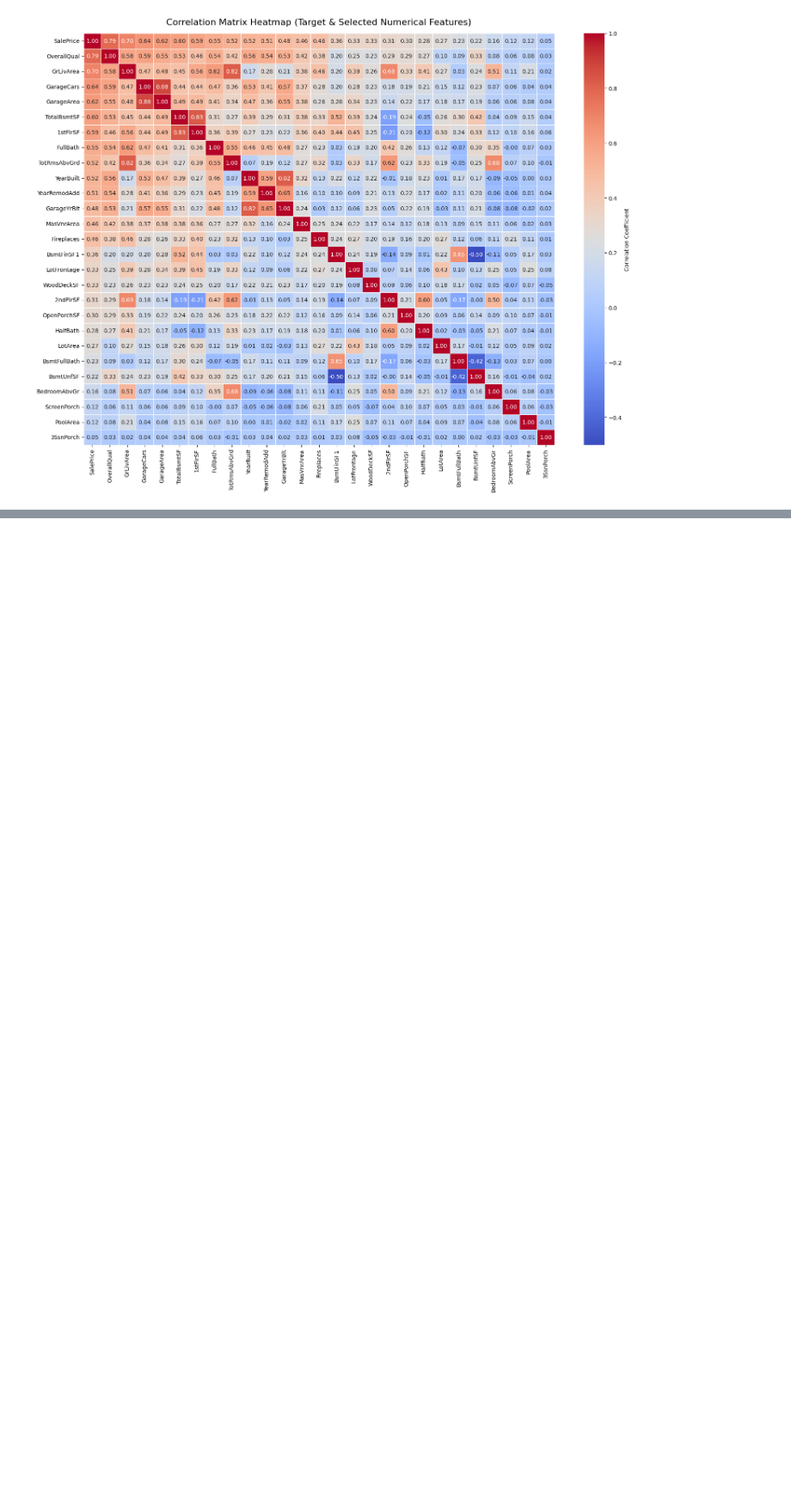
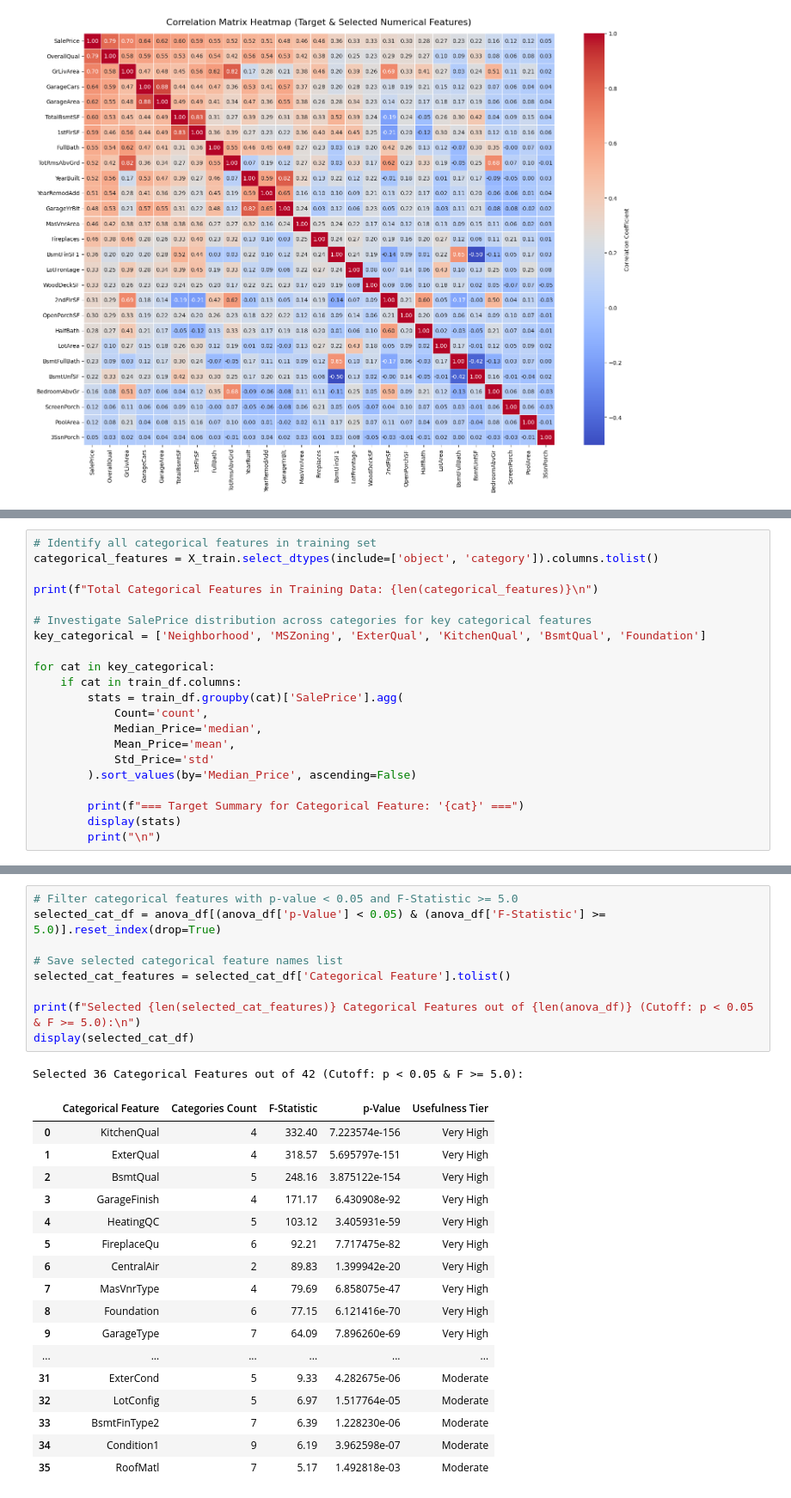
Before and after one commit to VenuriDampahalage/ames-housing-price-prediction, a Jupyter notebook: preProcessing.ipynb, the cells around one changed output, grey strips where cells are left out. Shown at 86% size. Cells and saved outputs as stored; diff of their text form; blank space fills up the shorter version.

```diff
--- a/preProcessing.ipynb
+++ b/preProcessing.ipynb
@@ -179,0 +187,21 @@ plt.show()
+# %%
+# Identify all categorical features in training set
+categorical_features = X_train.select_dtypes(include=['object', 'category']).columns.tolist()
+
+print(f"Total Categorical Features in Training Data: {len(categorical_features)}\n")
+
+# Investigate SalePrice distribution across categories for key categorical features
+key_categorical = ['Neighborhood', 'MSZoning', 'ExterQual', 'KitchenQual', 'BsmtQual', 'Foundation']
+
+for cat in key_categorical:
+    if cat in train_df.columns:
+        stats = train_df.groupby(cat)['SalePrice'].agg(
+            Count='count',
+            Median_Price='median',
+            Mean_Price='mean',
+            Std_Price='std'
+        ).sort_values(by='Median_Price', ascending=False)
+
+        print(f"=== Target Summary for Categorical Feature: '{cat}' ===")
+        display(stats)
+        print("\n")
@@ -179,0 +398,28 @@ plt.show()
+# %%
+# Filter categorical features with p-value < 0.05 and F-Statistic >= 5.0
+selected_cat_df = anova_df[(anova_df['p-Value'] < 0.05) & (anova_df['F-Statistic'] >= 5.0)].reset_index(drop=True)
+
+# Save selected categorical feature names list
+selected_cat_features = selected_cat_df['Categorical Feature'].tolist()
+
+print(f"Selected {len(selected_cat_features)} Categorical Features out of {len(anova_df)} (Cutoff: p < 0.05 & F >= 5.0):\n")
+display(selected_cat_df)
+# %% [output]
+Selected 36 Categorical Features out of 42 (Cutoff: p < 0.05 & F >= 5.0):
+|  | Categorical Feature | Categories Count | F-Statistic | p-Value | Usefulness Tier |
+| 0 | KitchenQual | 4 | 332.40 | 7.223574e-156 | Very High |
+| 1 | ExterQual | 4 | 318.57 | 5.695797e-151 | Very High |
+| 2 | BsmtQual | 5 | 248.16 | 3.875122e-154 | Very High |
+| 3 | GarageFinish | 4 | 171.17 | 6.430908e-92 | Very High |
+| 4 | HeatingQC | 5 | 103.12 | 3.405931e-59 | Very High |
+| 5 | FireplaceQu | 6 | 92.21 | 7.717475e-82 | Very High |
+| 6 | CentralAir | 2 | 89.83 | 1.399942e-20 | Very High |
+| 7 | MasVnrType | 4 | 79.69 | 6.858075e-47 | Very High |
+| 8 | Foundation | 6 | 77.15 | 6.121416e-70 | Very High |
+| 9 | GarageType | 7 | 64.09 | 7.896260e-69 | Very High |
+| ... | ... | ... | ... | ... | ... |
+| 31 | ExterCond | 5 | 9.33 | 4.282675e-06 | Moderate |
+| 32 | LotConfig | 5 | 6.97 | 1.517764e-05 | Moderate |
+| 33 | BsmtFinType2 | 7 | 6.39 | 1.228230e-06 | Moderate |
+| 34 | Condition1 | 9 | 6.19 | 3.962598e-07 | Moderate |
+| 35 | RoofMatl | 7 | 5.17 | 1.492818e-03 | Moderate |
```
Also changed, not shown: parts of 7 cells of this notebook.
